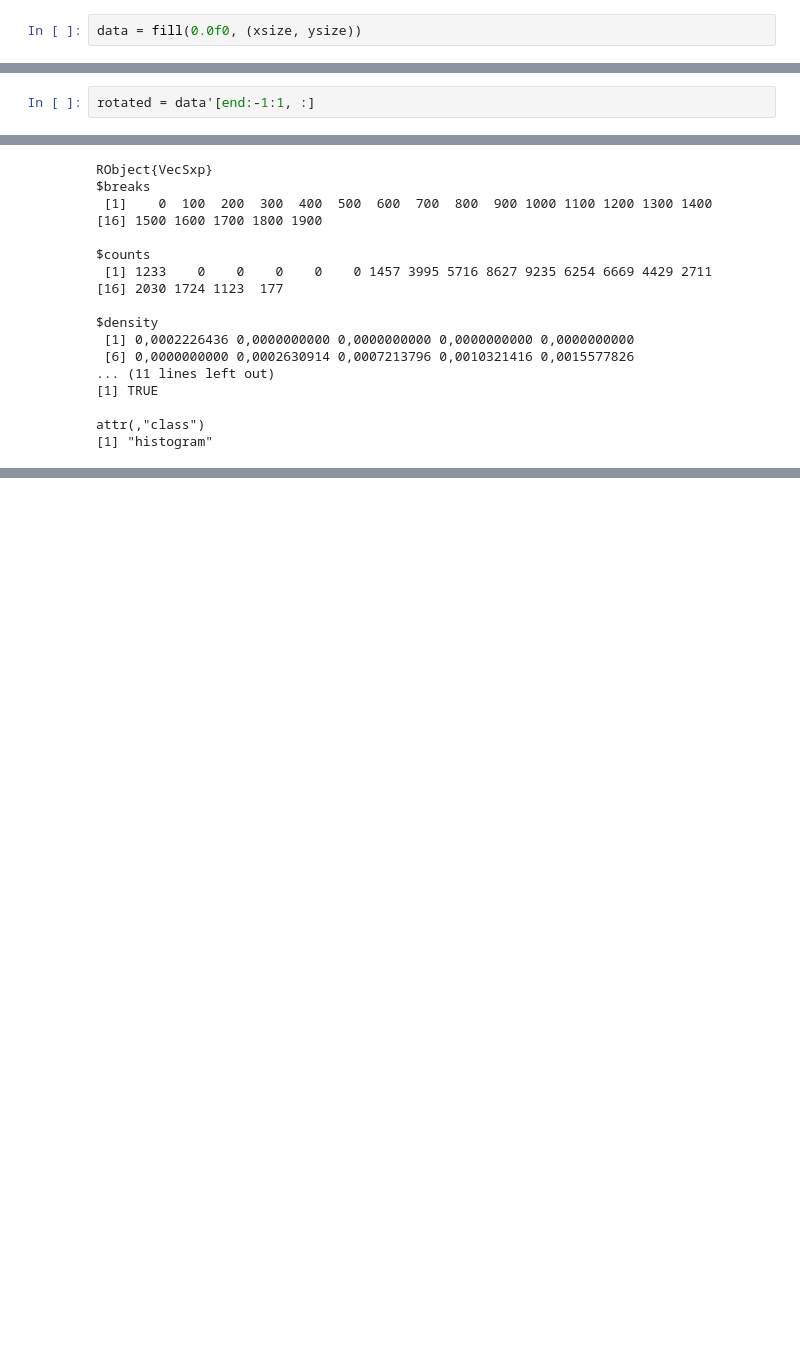
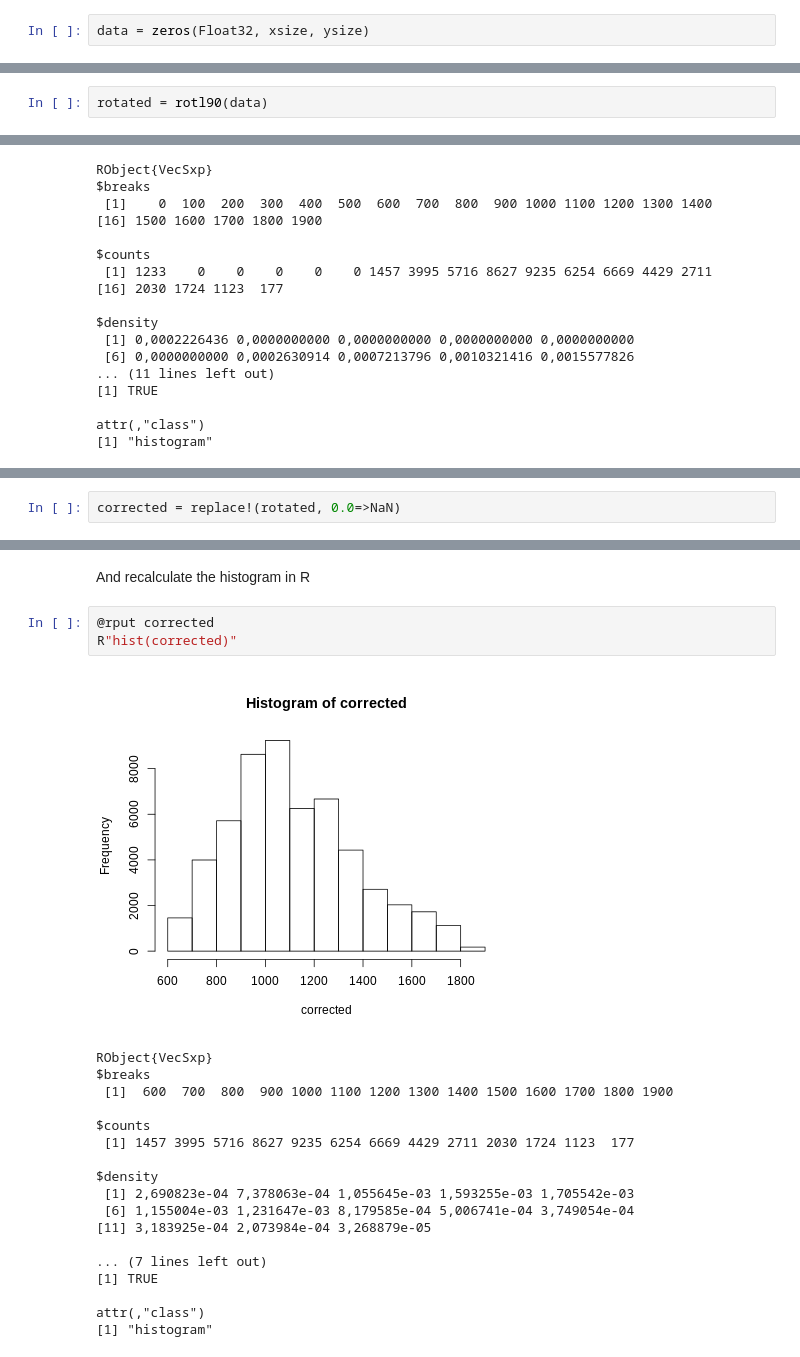
Before and after one commit to mauroalberti/jeo, a Jupyter notebook: Starting with Julia and structural geology.ipynb, the cells around one changed output, grey strips where cells are left out. Cells and saved outputs as stored; diff of their text form; blank space fills up the shorter version.

```diff
--- a/Starting with Julia and structural geology.ipynb
+++ b/Starting with Julia and structural geology.ipynb
@@ -101,7 +124,7 @@ ysize = GDAL.getrasterbandysize(band)
 # %% [output]
 260
 # %%
-data = fill(0.0f0, (xsize, ysize))
+data = zeros(Float32, xsize, ysize)
 # %% [output]
 213×260 Array{Float32,2}:
  0.0  0.0  0.0  0.0  0.0  0.0  0.0  0.0  …  0.0  0.0  0.0  0.0  0.0  0.0  0.0
@@ -158,7 +184,7 @@ PyObject <matplotlib.colorbar.Colorbar object at 0x...>
 # %% [markdown]
 Unfortunately the map does not have a correct orientation: we have to rotate it 90° clockwise in order to have the North direction upward pointing.
 # %%
-rotated = data'[end:-1:1, :]
+rotated = rotl90(data)
 # %% [output]
 260×213 Array{Float32,2}:
     0.0     0.0     0.0   795.0  …     0.0     0.0    0.0    0.0    0.0
@@ -239,0 +262,2 @@ attr(,"class")
+# %%
+corrected = replace!(rotated, 0.0=>NaN)
@@ -239,0 +282,24 @@ attr(,"class")
+# %% [markdown]
+And recalculate the histogram in R
+# %%
+@rput corrected
+R"hist(corrected)"
+# %% [output]
+[figure, added]
+RObject{VecSxp}
+$breaks
+ [1]  600  700  800  900 1000 1100 1200 1300 1400 1500 1600 1700 1800 1900
+
+$counts
+ [1] 1457 3995 5716 8627 9235 6254 6669 4429 2711 2030 1724 1123  177
+
+$density
+ [1] 2,690823e-04 7,378063e-04 1,055645e-03 1,593255e-03 1,705542e-03
+ [6] 1,155004e-03 1,231647e-03 8,179585e-04 5,006741e-04 3,749054e-04
+[11] 3,183925e-04 2,073984e-04 3,268879e-05
+
+... (7 lines left out)
+[1] TRUE
+
+attr(,"class")
+[1] "histogram"
```
Also changed, not shown: parts of 22 cells of this notebook.
